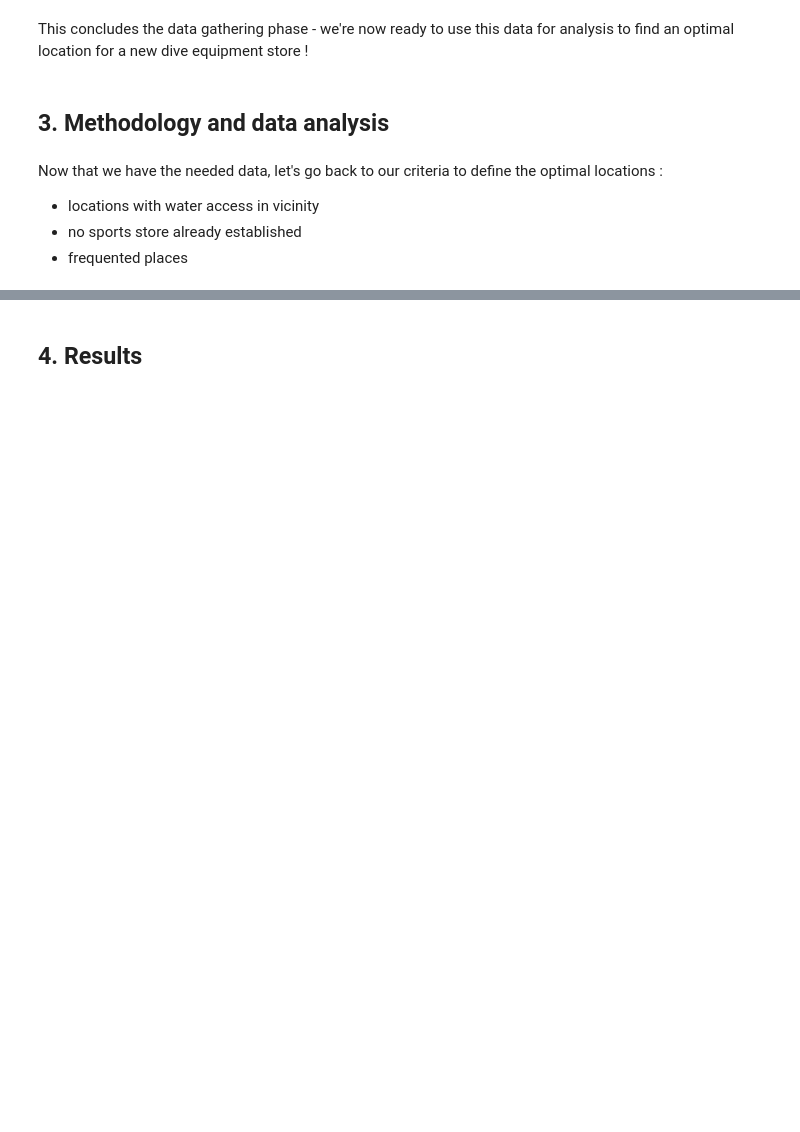
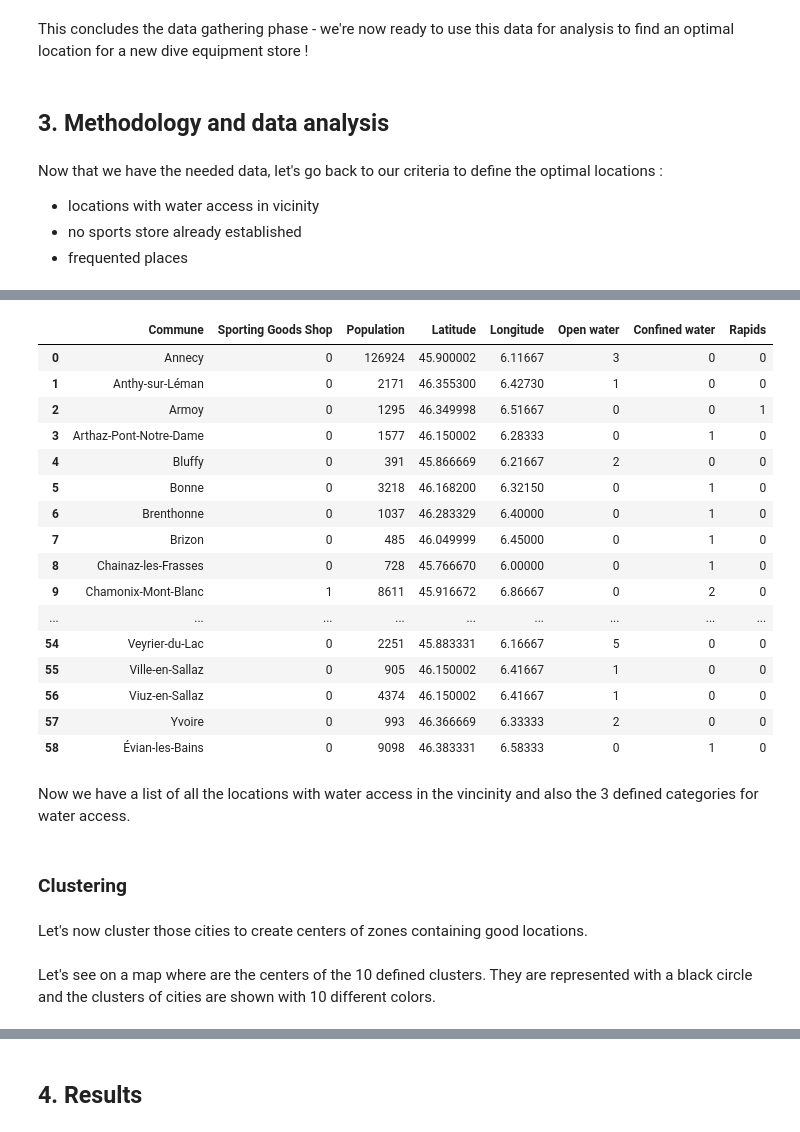
Before and after one commit to SandrineMetral/Coursera_Capstone, a Jupyter notebook: The Battle of Neighborhoods.ipynb, the cells around one changed output, grey strips where cells are left out. Cells and saved outputs as stored; diff of their text form; code cells hidden in the pictures; blank space fills up the shorter version.

```diff
--- a/The Battle of Neighborhoods.ipynb
+++ b/The Battle of Neighborhoods.ipynb
@@ -665,0 +439,2 @@ df_norm.loc[df_norm['Cluster Labels']==4,df_norm.columns[[1]+list(range(2,df_nor
+# %%
+df_shop = df_analyse[df_analyse['Sporting Goods Shop']!=0]
@@ -665,0 +450,27 @@ df_norm.loc[df_norm['Cluster Labels']==4,df_norm.columns[[1]+list(range(2,df_nor
+# %%
+df_analyse = df_analyse.drop(df_shop_no_water_access.index).reset_index(drop=True)
+df_analyse
+# %% [output]
+|  | Commune | Sporting Goods Shop | Population | Latitude | Longitude | Open water | Confined water | Rapids |
+| 0 | Annecy | 0 | 126924 | 45.900002 | 6.11667 | 3 | 0 | 0 |
+| 1 | Anthy-sur-Léman | 0 | 2171 | 46.355300 | 6.42730 | 1 | 0 | 0 |
+| 2 | Armoy | 0 | 1295 | 46.349998 | 6.51667 | 0 | 0 | 1 |
+| 3 | Arthaz-Pont-Notre-Dame | 0 | 1577 | 46.150002 | 6.28333 | 0 | 1 | 0 |
+| 4 | Bluffy | 0 | 391 | 45.866669 | 6.21667 | 2 | 0 | 0 |
+| 5 | Bonne | 0 | 3218 | 46.168200 | 6.32150 | 0 | 1 | 0 |
+| 6 | Brenthonne | 0 | 1037 | 46.283329 | 6.40000 | 0 | 1 | 0 |
+| 7 | Brizon | 0 | 485 | 46.049999 | 6.45000 | 0 | 1 | 0 |
+| 8 | Chainaz-les-Frasses | 0 | 728 | 45.766670 | 6.00000 | 0 | 1 | 0 |
+| 9 | Chamonix-Mont-Blanc | 1 | 8611 | 45.916672 | 6.86667 | 0 | 2 | 0 |
+| ... | ... | ... | ... | ... | ... | ... | ... | ... |
+| 54 | Veyrier-du-Lac | 0 | 2251 | 45.883331 | 6.16667 | 5 | 0 | 0 |
+| 55 | Ville-en-Sallaz | 0 | 905 | 46.150002 | 6.41667 | 1 | 0 | 0 |
+| 56 | Viuz-en-Sallaz | 0 | 4374 | 46.150002 | 6.41667 | 1 | 0 | 0 |
+| 57 | Yvoire | 0 | 993 | 46.366669 | 6.33333 | 2 | 0 | 0 |
+| 58 | Évian-les-Bains | 0 | 9098 | 46.383331 | 6.58333 | 0 | 1 | 0 |
+# %% [markdown]
+Now we have a list of all the locations with water access in the vincinity and also the 3 defined categories for water access.
+# %% [markdown]
+### Clustering
+# %% [markdown]
+Let's now cluster those cities to create centers of zones containing good locations.
@@ -665,0 +489,2 @@ df_norm.loc[df_norm['Cluster Labels']==4,df_norm.columns[[1]+list(range(2,df_nor
+# %% [markdown]
+Let's see on a map where are the centers of the 10 defined clusters. They are represented with a black circle and the clusters of cities are shown with 10 different colors.
```
Also changed, not shown: parts of 69 cells of this notebook.
